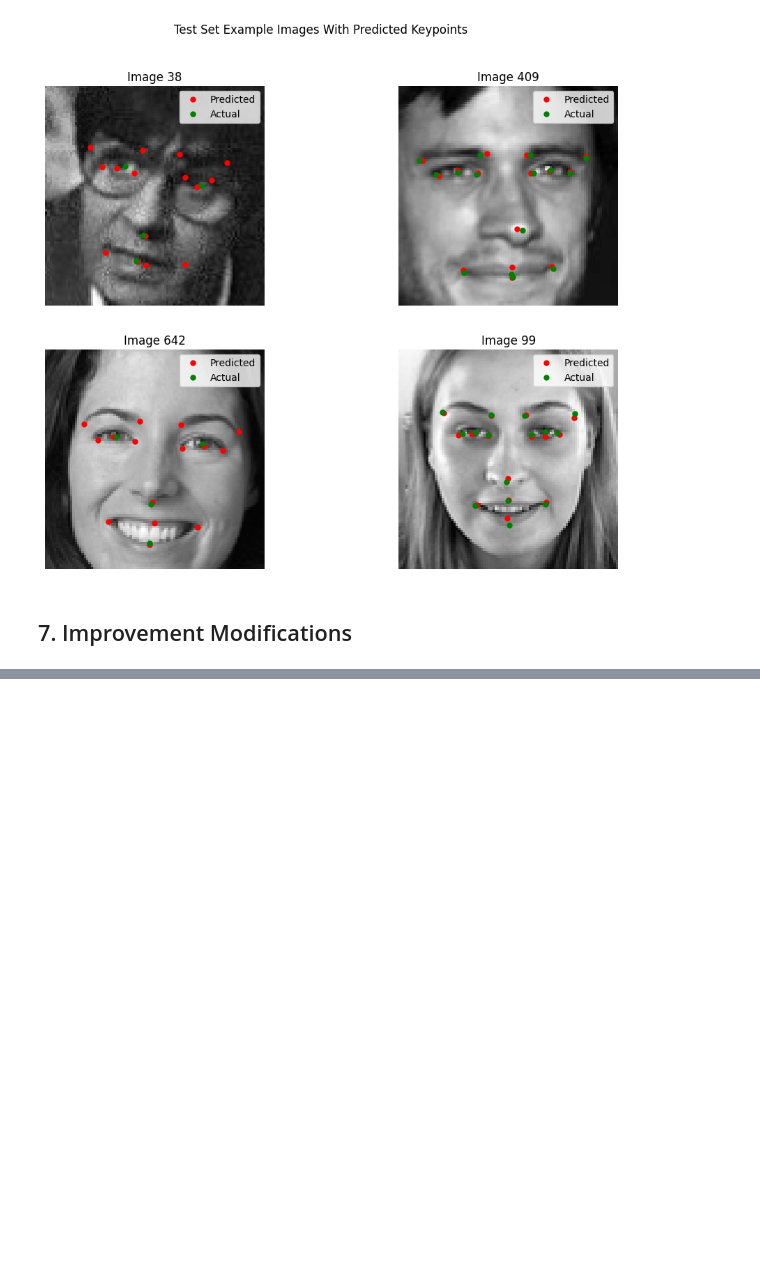
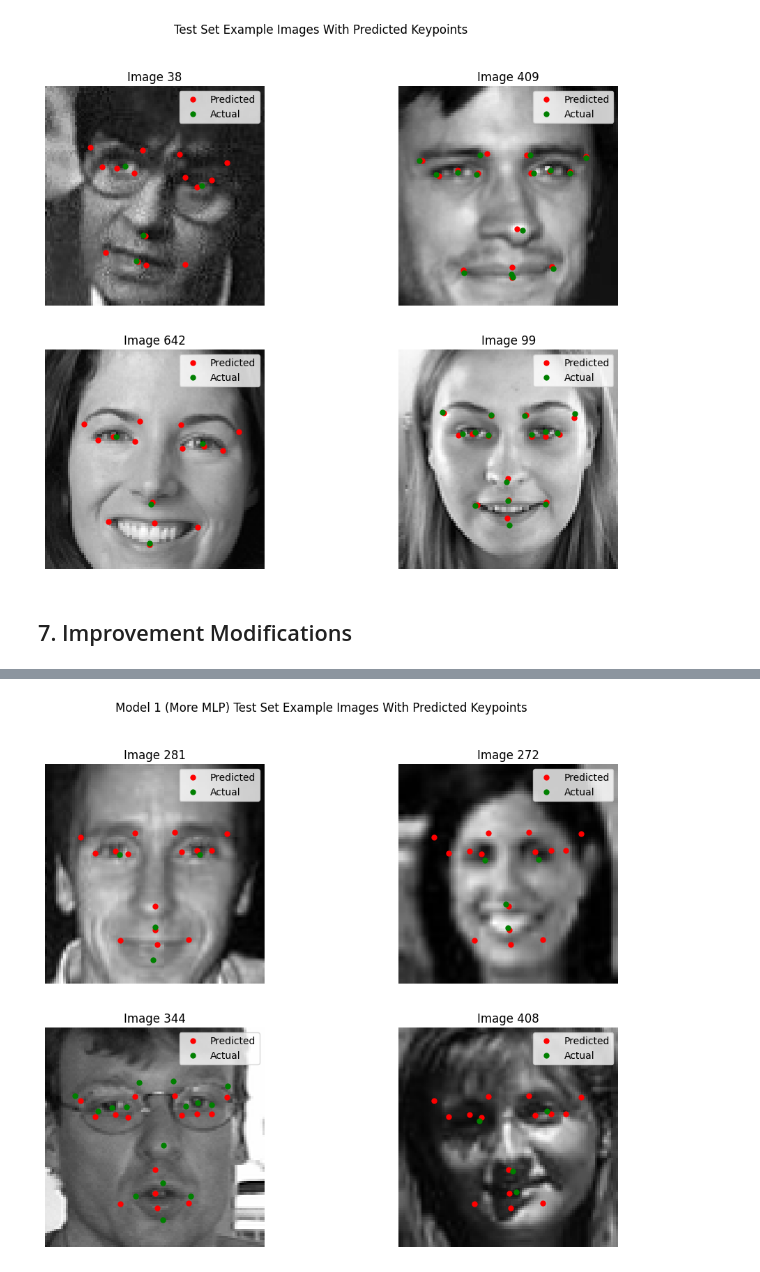
Before and after one commit to Logan-Schmid/CSC-487---Deep-Learning, a Jupyter notebook: Lecture/HW2 - Facial Keypoints.ipynb, the cells around one changed output, grey strips where cells are left out. Drawn from its saved outputs; the diff is of its cells as text; code cells hidden in the pictures; blank space fills up the shorter version.

```diff
--- a/Lecture/HW2 - Facial Keypoints.ipynb
+++ b/Lecture/HW2 - Facial Keypoints.ipynb
@@ -250,0 +339,35 @@ plt.show()
+# %%
+# analyze test results
+import random
+inds = random.sample(range(len(y_test)), 4)
+ctr = 0
+fig, axes = plt.subplots(2,2, figsize=(12,9))
+for i in range(2):
+    for j in range(2):
+        k = inds[ctr]
+
+        # Prediction processing
+        kps_pred = model1(X_test_torch[k].unsqueeze(0).to(device))
+        kps_pred_np = kps_pred.detach().cpu().numpy().reshape(1, -1)
+        # Flatten to 1D after inverse transform for easier plotting
+        kps_pred_flat = keypoint_scaler.inverse_transform(kps_pred_np).flatten()
+
+        # Actual processing (handling potential tensor/numpy mix)
+        y_actual_raw = y_test[k].cpu().numpy() if torch.is_tensor(y_test[k]) else y_test[k]
+        kps_act_flat = keypoint_scaler.inverse_transform(y_actual_raw.reshape(1, -1)).flatten()
+
+        # Plotting
+        axes[i,j].imshow(X_test[k].transpose(1, 2, 0).squeeze(), cmap='gray')
+        axes[i,j].plot(kps_pred_flat[0::2], kps_pred_flat[1::2], 'ro', label='Predicted', markersize=5)
+        axes[i,j].plot(kps_act_flat[0::2], kps_act_flat[1::2], 'go', label='Actual', markersize=5)
+
+        axes[i,j].set_title(f'Image {k}')
+        axes[i,j].legend()
+        axes[i,j].axis('off') # Clean up the look
+
+        ctr += 1
+
+fig.suptitle('Model 1 (More MLP) Test Set Example Images With Predicted Keypoints')
+plt.show()
+# %% [output]
+[figure, added]
```
Also changed, not shown: parts of 7 cells of this notebook.
